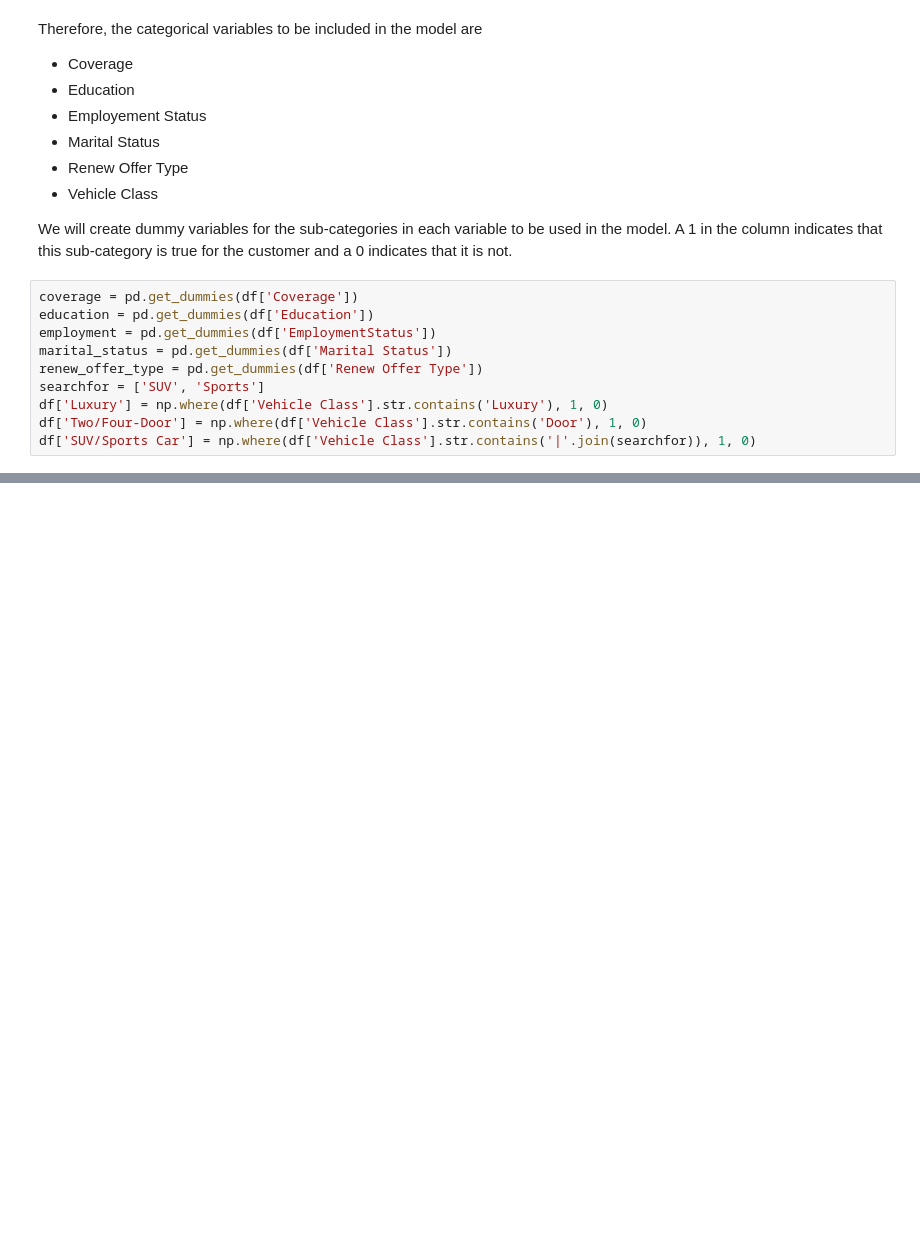
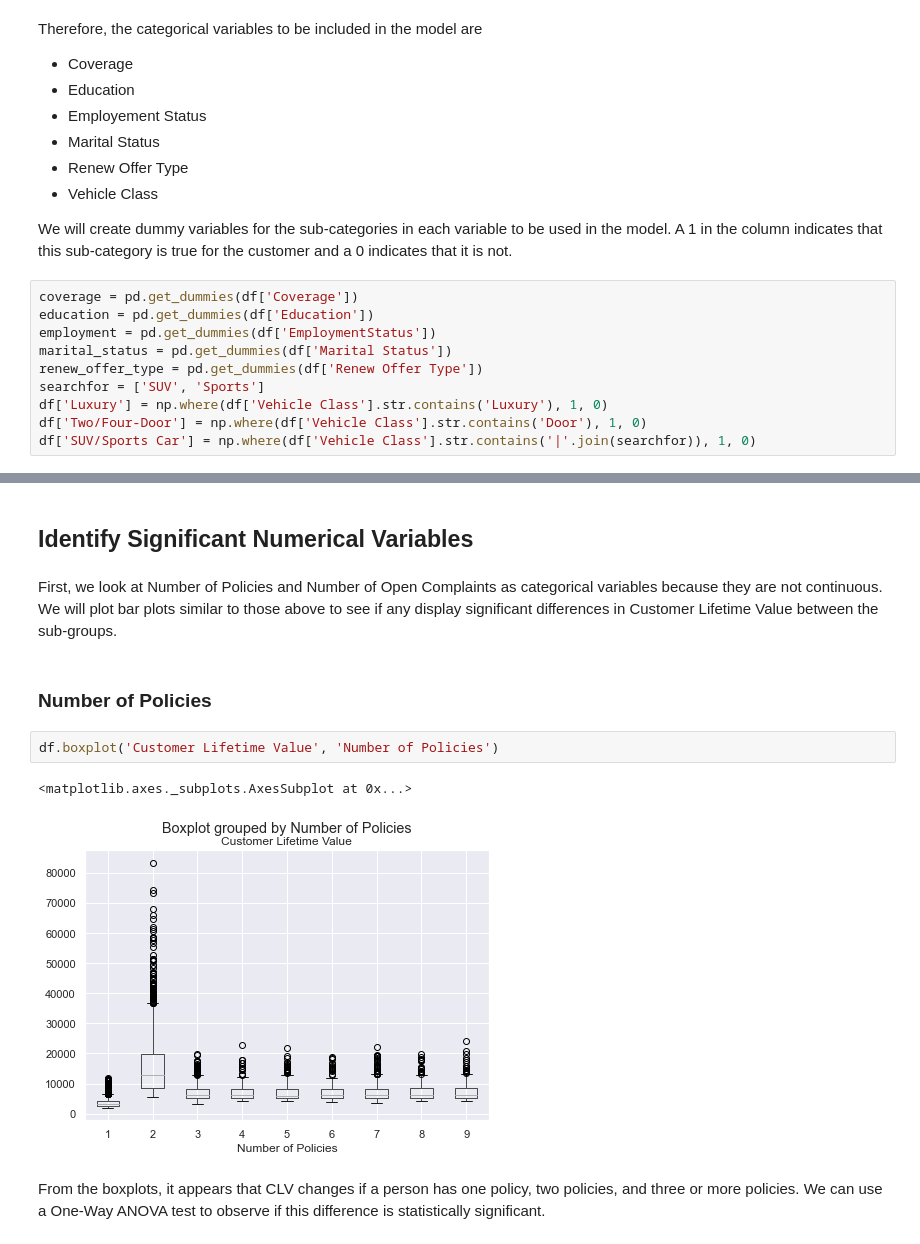
Before and after one commit to nmjoseph/clv-watson-analytics, a Jupyter notebook: Predict CLV - Watson Analytics.ipynb, the cells around one changed output, grey strips where cells are left out. Drawn from its saved outputs; the diff is of its cells as text; blank space fills up the shorter version.

```diff
--- a/Predict CLV - Watson Analytics.ipynb
+++ b/Predict CLV - Watson Analytics.ipynb
@@ -276,0 +284,13 @@ df.head()
+# %% [markdown]
+## Identify Significant Numerical Variables
+# %% [markdown]
+First, we look at Number of Policies and Number of Open Complaints as categorical variables because they are not continuous. We will plot bar plots similar to those above to see if any display significant differences in Customer Lifetime Value between the sub-groups.
+# %% [markdown]
+### Number of Policies
+# %%
+df.boxplot('Customer Lifetime Value', 'Number of Policies')
+# %% [output]
+<matplotlib.axes._subplots.AxesSubplot at 0x...>
+[figure, added]
+# %% [markdown]
+From the boxplots, it appears that CLV changes if a person has one policy, two policies, and three or more policies. We can use a One-Way ANOVA test to observe if this difference is statistically significant.
```
Also changed, not shown: parts of 52 cells of this notebook.
